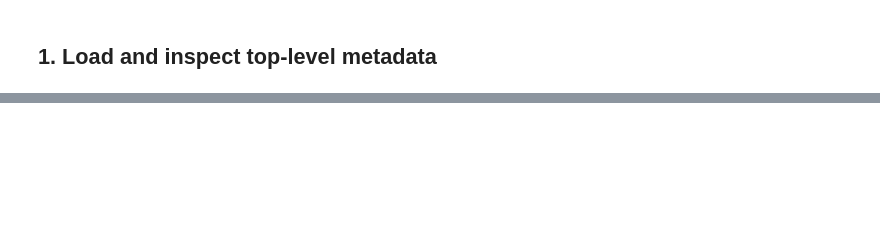
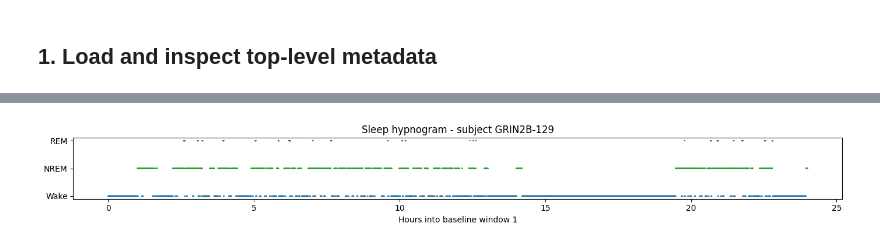
Before and after one commit to catalystneuro/gonzalez-sulser-lab-to-nwb, a Jupyter notebook: notebooks/read_grin2b_nwb.ipynb, the cells around one changed output, grey strips where cells are left out. Drawn from its saved outputs; the diff is of its cells as text; code cells hidden in the pictures; blank space fills up the shorter version.

```diff
--- a/notebooks/read_grin2b_nwb.ipynb
+++ b/notebooks/read_grin2b_nwb.ipynb
@@ -41,3 +45,8 @@ print(f"Subject species:     {nwb.subject.species}")
 print()
 print("Acquisition keys:", list(nwb.acquisition.keys()))
 print("Processing modules:", list(nwb.processing.keys()))
+
+epochs_df = nwb.epochs.to_dataframe()
+print()
+print("Baseline windows 1 and 2 are marked in the NWB epochs table (seconds relative to session_start_time)")
+epochs_df[:]
@@ -163,10 +156,10 @@ plt.show()
 State codes (confirmed by lab): 0 = Wake, 1 = NREM, 2 = REM. State 4 = SWD (see section 6)
 # %%
 behavior = nwb.processing["behavior"]
-sleep = behavior["sleep_states"]
-sleep_df = sleep.to_dataframe()
+sleep_baseline_window_1 = behavior["sleep_states_baseline_window_1"]
+sleep_df_bl1 = sleep_baseline_window_1.to_dataframe()
 
-print(f"Sleep epochs: {len(sleep_df)} rows (expected 17,280 for full 24 h)")
-print(sleep_df.head(10).to_string())
-print()
-print("State counts:", sleep_df["sleep_score"].value_counts().sort_index().to_dict())
+print(
+    f"Sleep epochs in the baseline window 1: {len(sleep_df_bl1)} rows (expected 17,280 for full 24 h)"
+)
+sleep_df_bl1[:]
@@ -173,15 +182,17 @@ print("State counts:", sleep_df["sleep_score"].value_counts().sort_index().to_di
 # %%
 # Sleep hypnogram
 state_labels = {0: "Wake", 1: "NREM", 2: "REM", 4: "SWD"}
-t_mid = (sleep_df["start_time"] + sleep_df["stop_time"]) / 2
-hours = (t_mid - eeg_es.starting_time) / 3600  # hours into BL window
+t_mid = (sleep_df_bl1["start_time"] + sleep_df_bl1["stop_time"]) / 2
+hours = (t_mid - epochs_df["start_time"][0]) / 3600  # hours into BL1 window
 
 fig, ax = plt.subplots(figsize=(14, 2))
-ax.scatter(hours, sleep_df["sleep_score"], s=0.3, c=sleep_df["sleep_score"],
+ax.scatter(hours, sleep_df_bl1["sleep_score"], s=0.3, c=sleep_df_bl1["sleep_score"],
            cmap="tab10", vmin=0, vmax=4)
 ax.set_yticks([0, 1, 2])
 ax.set_yticklabels(["Wake", "NREM", "REM"])
-ax.set_xlabel("Hours into BL1 window")
-ax.set_title("Sleep hypnogram — GRIN2B_129 BL1")
+ax.set_xlabel("Hours into baseline window 1")
+ax.set_title(f"Sleep hypnogram - subject {nwb.subject.subject_id}")
 plt.tight_layout()
 plt.show()
+# %% [output]
+[figure, added]
```
Also changed, not shown: parts of 20 cells of this notebook.
